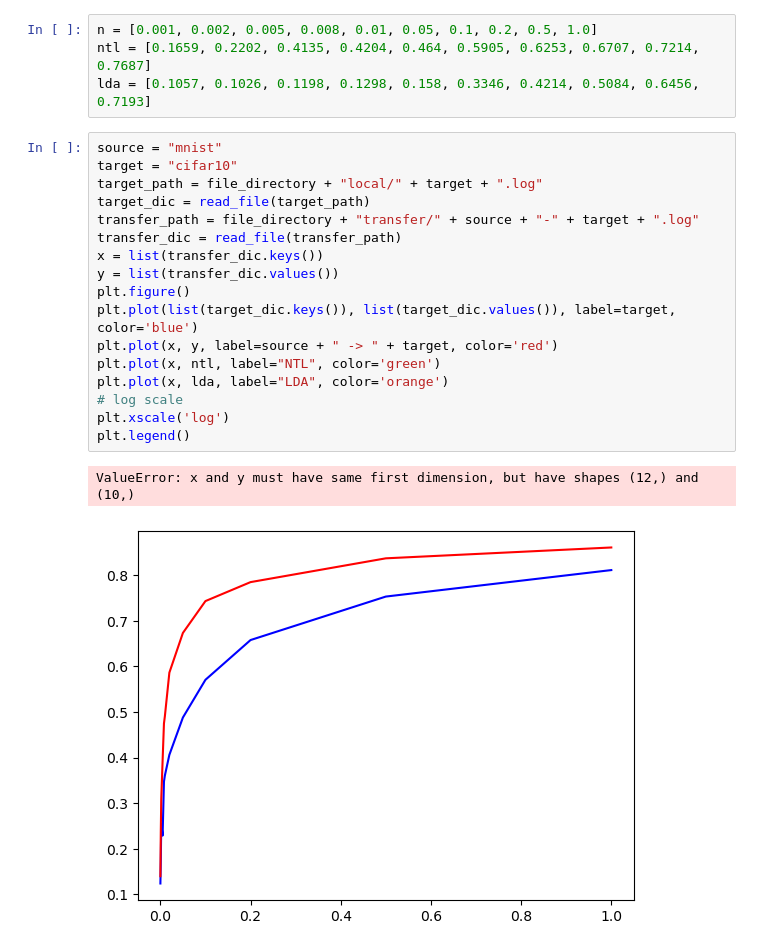
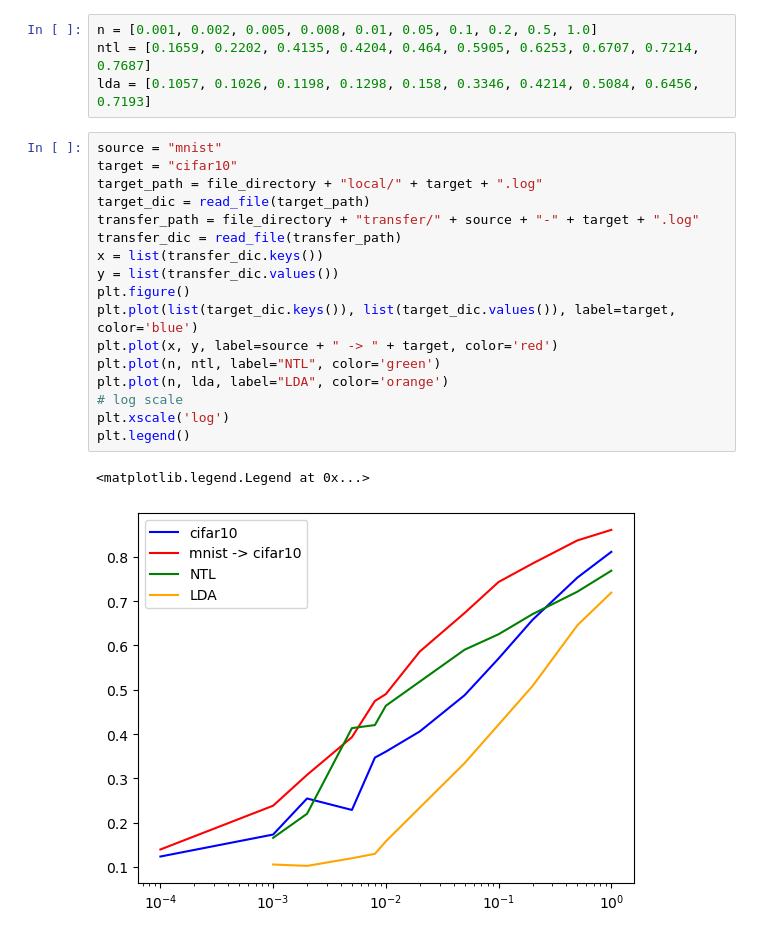
Before and after one commit to RollinDing/DNN-NTL-Pruning, a Jupyter notebook: src/visualizations/visualize_local_transfer.ipynb, the cells around one changed output. Saved outputs shown, nothing was run; the diff lists cells and outputs as text.

```diff
--- a/src/visualizations/visualize_local_transfer.ipynb
+++ b/src/visualizations/visualize_local_transfer.ipynb
@@ -66,20 +66,20 @@ lda = [0.1057, 0.1026, 0.1198, 0.1298, 0.158, 0.3346, 0.4214, 0.5084, 0.6456, 0.
 # %%
 source = "mnist"
 target = "cifar10"
 target_path = file_directory + "local/" + target + ".log"
 target_dic = read_file(target_path)
 transfer_path = file_directory + "transfer/" + source + "-" + target + ".log"
 transfer_dic = read_file(transfer_path)
 x = list(transfer_dic.keys())
 y = list(transfer_dic.values())
 plt.figure()
 plt.plot(list(target_dic.keys()), list(target_dic.values()), label=target, color='blue')
 plt.plot(x, y, label=source + " -> " + target, color='red')
-plt.plot(x, ntl, label="NTL", color='green')
-plt.plot(x, lda, label="LDA", color='orange')
+plt.plot(n, ntl, label="NTL", color='green')
+plt.plot(n, lda, label="LDA", color='orange')
 # log scale
 plt.xscale('log')
 plt.legend()
 # %% [output]
-ValueError: x and y must have same first dimension, but have shapes (12,) and (10,)
+<matplotlib.legend.Legend at 0x...>
-[figure, old version]
+[figure, new version]
```
Also changed, not shown: 3 other files.
